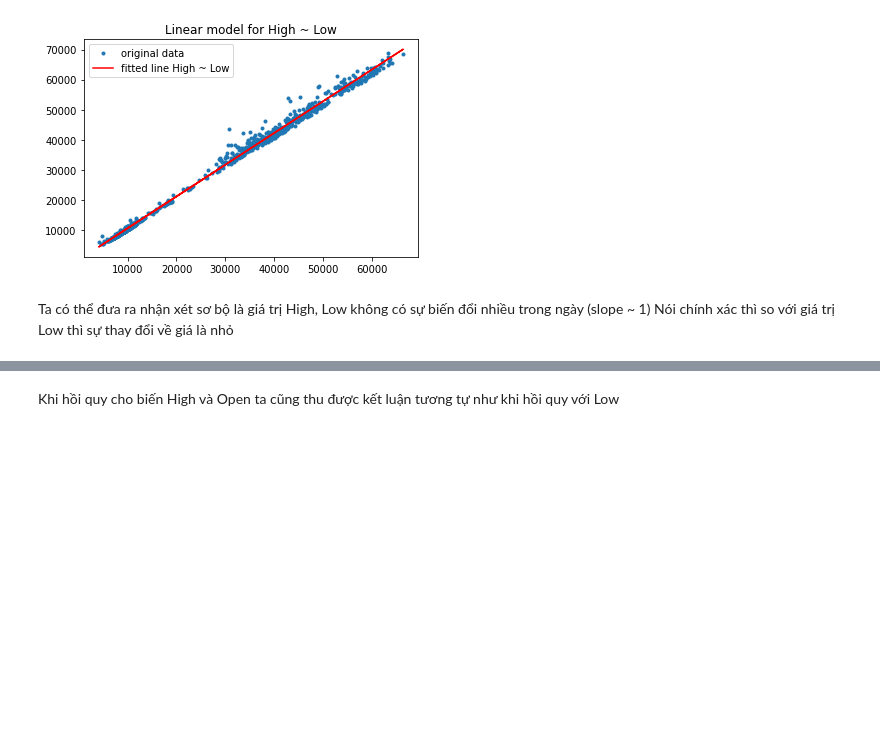
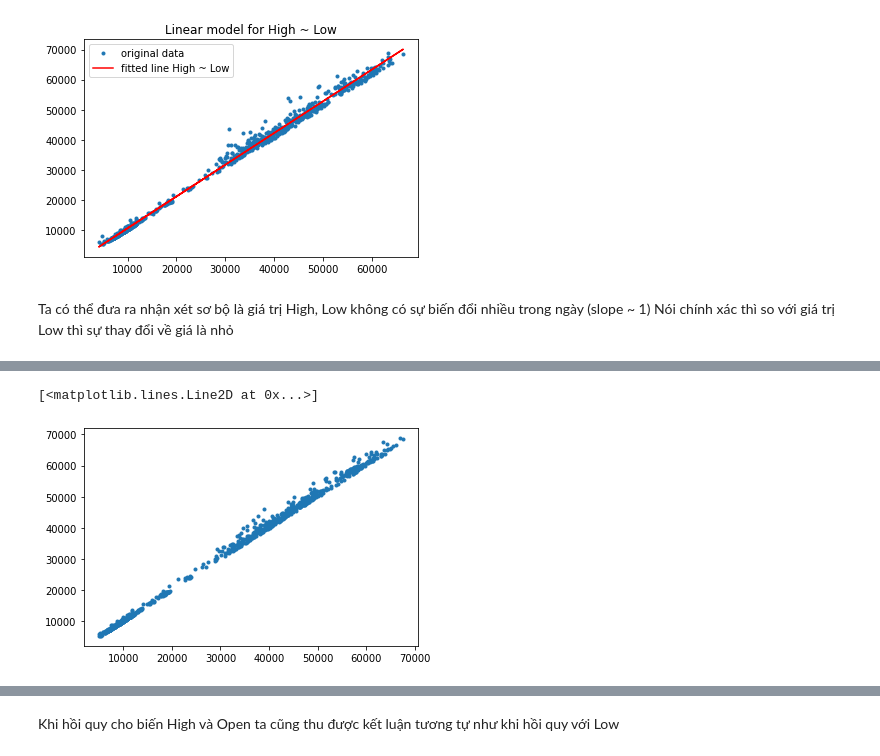
Before and after one commit to batman0911/coin_report, a Jupyter notebook: src/day_analyse.ipynb, the cells around one changed output, grey strips where cells are left out. Saved outputs shown, nothing was run; the diff lists cells and outputs as text; code cells hidden in the pictures; blank space fills up the shorter version.

```diff
--- a/src/day_analyse.ipynb
+++ b/src/day_analyse.ipynb
@@ -108,3 +100,8 @@ plt.plot(coin_day['fit_high_low'], coin_day['residual'], '.')
+# %%
+plt.plot(coin_day['Open'], coin_day['High'], '.')
+# %% [output]
+[<matplotlib.lines.Line2D at 0x...>]
+[figure, added]
 # %%
 model_high_open = stats.linregress(coin_day['Open'], coin_day['High'])
 print(model_high_open)
```
Also changed, not shown: parts of 9 cells of this notebook, 5 other files.
